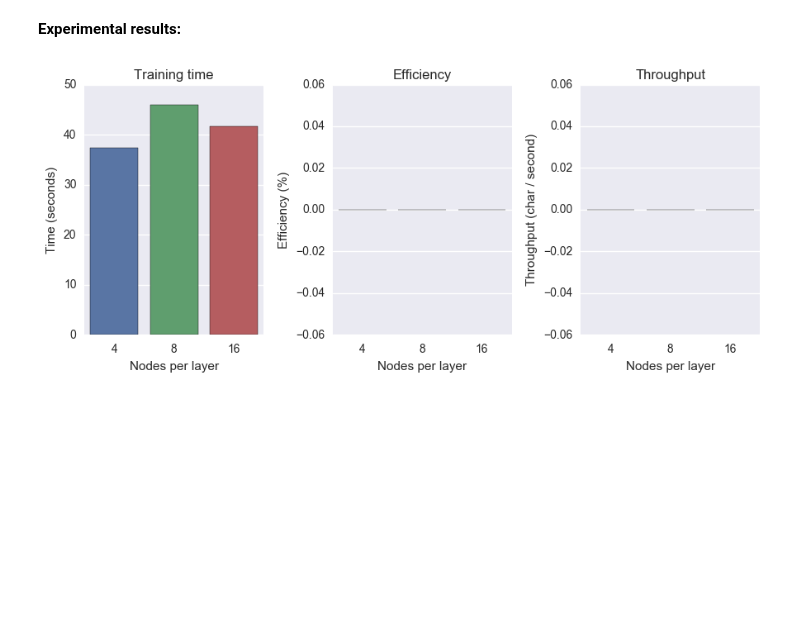
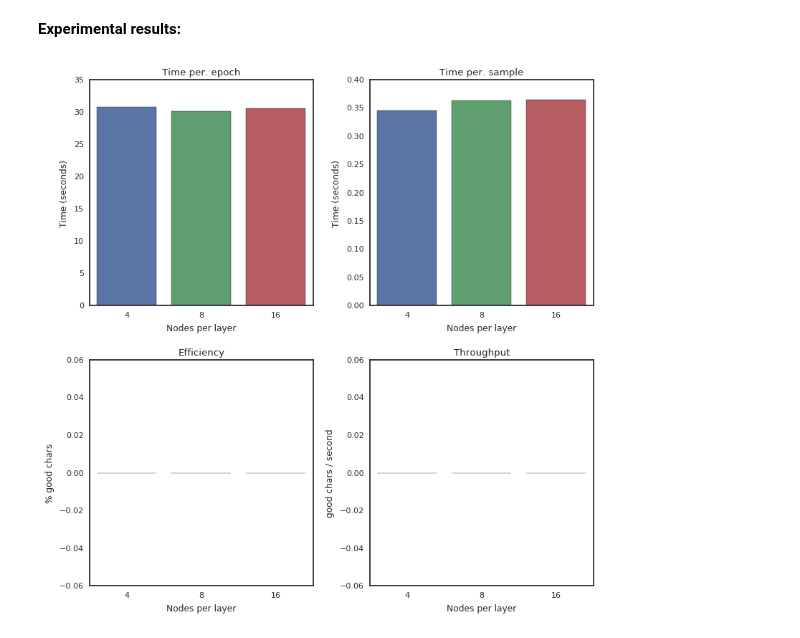
Before and after one commit to ChrisCummins/phd, a Jupyter notebook: lab/clgen/Efficiency & Throughput.ipynb, the cells around one changed output. Saved outputs shown, nothing was run; the diff lists cells and outputs as text; code cells hidden in the pictures; blank space fills up the shorter version.

Commit message:
lab/clgen: Update efficiency plot

```diff
--- a/lab/clgen/Efficiency & Throughput.ipynb
+++ b/lab/clgen/Efficiency & Throughput.ipynb
@@ -21,14 +21,14 @@ from clgen import preprocess
 # %% [markdown]
 **Experimental setup:**
 # %%
-rnn_sizes = [4, 8, 16] #[256, 512, 1024, 2048]
+rnn_sizes = [256, 512, 1024, 2048]
 corpus_opts = {
-    "path": "~/data/tiny" #"~/data/github"
+    "path": "~/data/github"
 }
 training_opts = {
     "model_type": "lstm",
-    "num_layers": 2, #3,
-    "max_epochs": 1 #50
+    "num_layers": 3,
+    "max_epochs": 10
 }
 s = sampler.from_json({
     "kernels": {
@@ -38,11 +38,11 @@ s = sampler.from_json({
             "__global float*",
             "const int"
         ],
-        "max_length": 100, #5000,
+        "max_length": 5000,
         "temperature": 1
     },
     "sampler": {
-        "batch_size": 50, #5000,
+        "batch_size": 5000,
         "max_batches": 1,
         "static_checker": False,
         "dynamic_checker": False
@@ -163,34 +187,43 @@ done 2016-12-15 00:51:20
 # %%
 import matplotlib.pyplot as plt
 import seaborn as sns
 from labm8 import viz
+plt.style.use(["seaborn-white", "seaborn-paper"])
 
-plt.subplots(1, 3)
+plt.subplots(2, 2)
 
-plt.subplot(1, 3, 1)
-x, y = zip(*[(int(x), data[x]["training_time"])
+plt.subplot(2, 2, 1)
+x, y = zip(*[(int(x), data[x]["training_time"] / training_opts["max_epochs"])
              for x in sorted(data.keys(), key=lambda x: int(x))])
 sns.barplot(x, y)
-plt.title("Training time")
+plt.title("Time per. epoch")
 plt.xlabel("Nodes per layer")
 plt.ylabel("Time (seconds)")
 
-plt.subplot(1, 3, 2)
+plt.subplot(2, 2, 2)
+x, y = zip(*[(int(x), data[x]["sampling_time"] / data[x]["num_kernels"])
+             for x in sorted(data.keys(), key=lambda x: int(x))])
+sns.barplot(x, y)
+plt.title("Time per. sample")
+plt.xlabel("Nodes per layer")
+plt.ylabel("Time (seconds)")
+
+plt.subplot(2, 2, 3)
 x, y = zip(*[(int(x), data[x]["efficiency"] * 100)
              for x in sorted(data.keys(), key=lambda x: int(x))])
 sns.barplot(x, y)
 plt.title("Efficiency")
 plt.xlabel("Nodes per layer")
-plt.ylabel("Efficiency (%)")
+plt.ylabel("% good chars")
 
-plt.subplot(1, 3, 3)
+plt.subplot(2, 2, 4)
 x, y = zip(*[(int(x), data[x]["throughput"])
              for x in sorted(data.keys(), key=lambda x: int(x))])
 sns.barplot(x, y)
 plt.title("Throughput")
 plt.xlabel("Nodes per layer")
-plt.ylabel("Throughput (char / second)")
+plt.ylabel("good chars / second")
 
-viz.finalise(figsize=(9, 4))
+viz.finalise(figsize=(8, 8))
 # %% [output]
-[figure, old version]
+[figure, new version]
```
Also changed, not shown: parts of 3 cells of this notebook.
